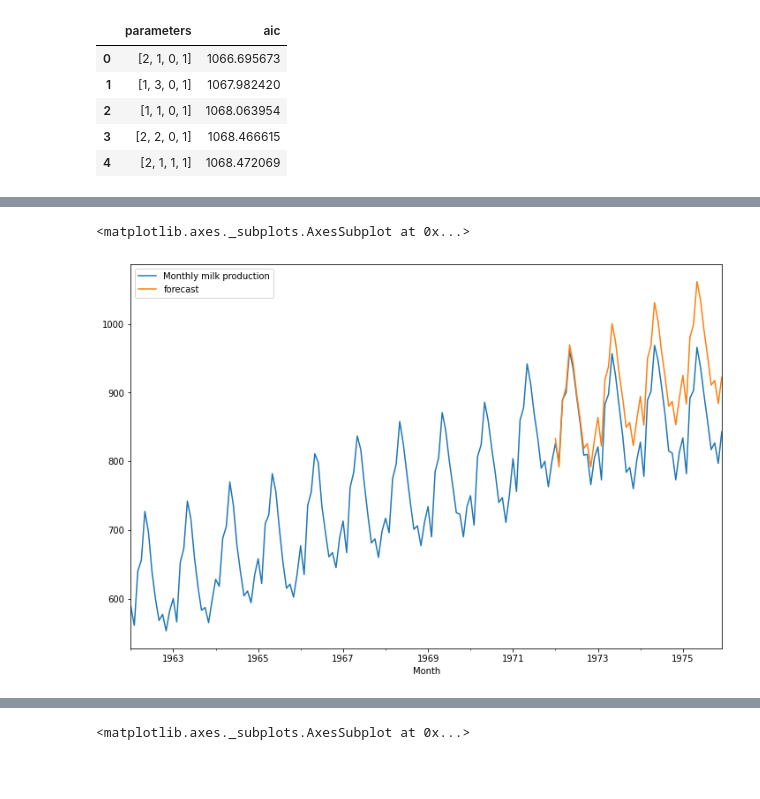
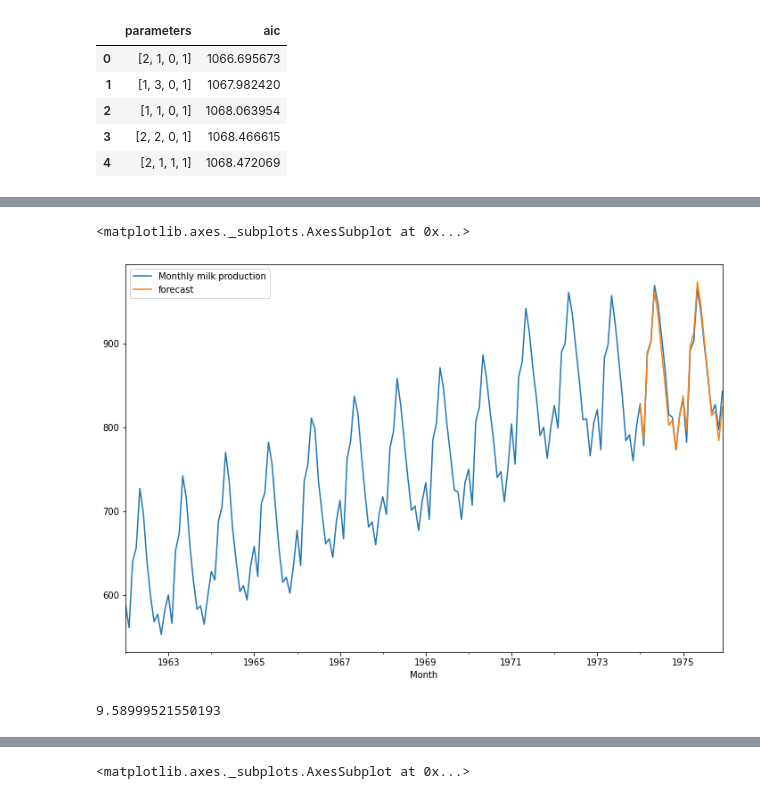
Before and after one commit to Ali-Asgar-Lakdawala/Forcasting, a Jupyter notebook: Monthly_milk_production_forcast.ipynb, the cells around one changed output, grey strips where cells are left out. Cells and saved outputs as stored; diff of their text form; code cells hidden in the pictures; blank space fills up the shorter version.

```diff
--- a/Monthly_milk_production_forcast.ipynb
+++ b/Monthly_milk_production_forcast.ipynb
@@ -205,0 +208,9 @@ Warnings:
+# %%
+with open('milk_forcast_sarima.pkl','wb') as sarima:
+  pickle.dump(best_model,sarima)
+# %%
+with open('milk_forcast_sarima.pkl', 'rb') as sarima:
+    saved_sarima = pickle.load(sarima)
+# %%
+df['forecast_sarima']=saved_sarima.predict(start=144,end=190,dynamic=True)
+df[['Monthly milk production','forecast_sarima']].plot(figsize=(12,8))
@@ -206,6 +220,6 @@ Warnings:
 # %%
-df['forecast']=best_model.predict(start=120,end=190,dynamic=True)
-df[['Monthly milk production','forecast']].plot(figsize=(12,8))
+df['forecast_sarima']=best_model.predict(start=144,end=190,dynamic=True)
+df[['Monthly milk production','forecast_sarima']].plot(figsize=(12,8))
 # %% [output]
 <matplotlib.axes._subplots.AxesSubplot at 0x...>
-[figure, old version]
+[figure, new version]
@@ -211,0 +230,5 @@ df[['Monthly milk production','forecast']].plot(figsize=(12,8))
+# %%
+import math
+math.sqrt(mse)
+# %% [output]
+9.58999521550193
```
Also changed, not shown: parts of 31 cells of this notebook.
